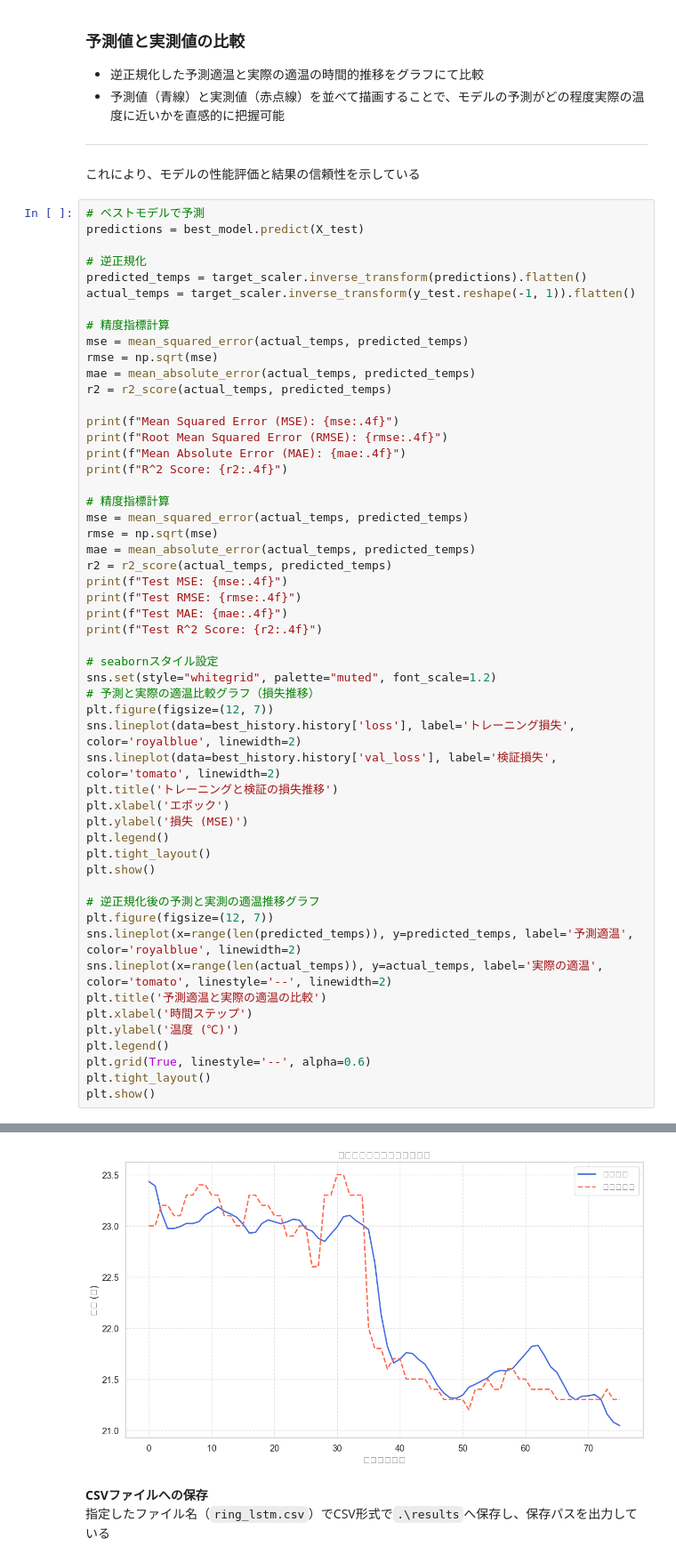
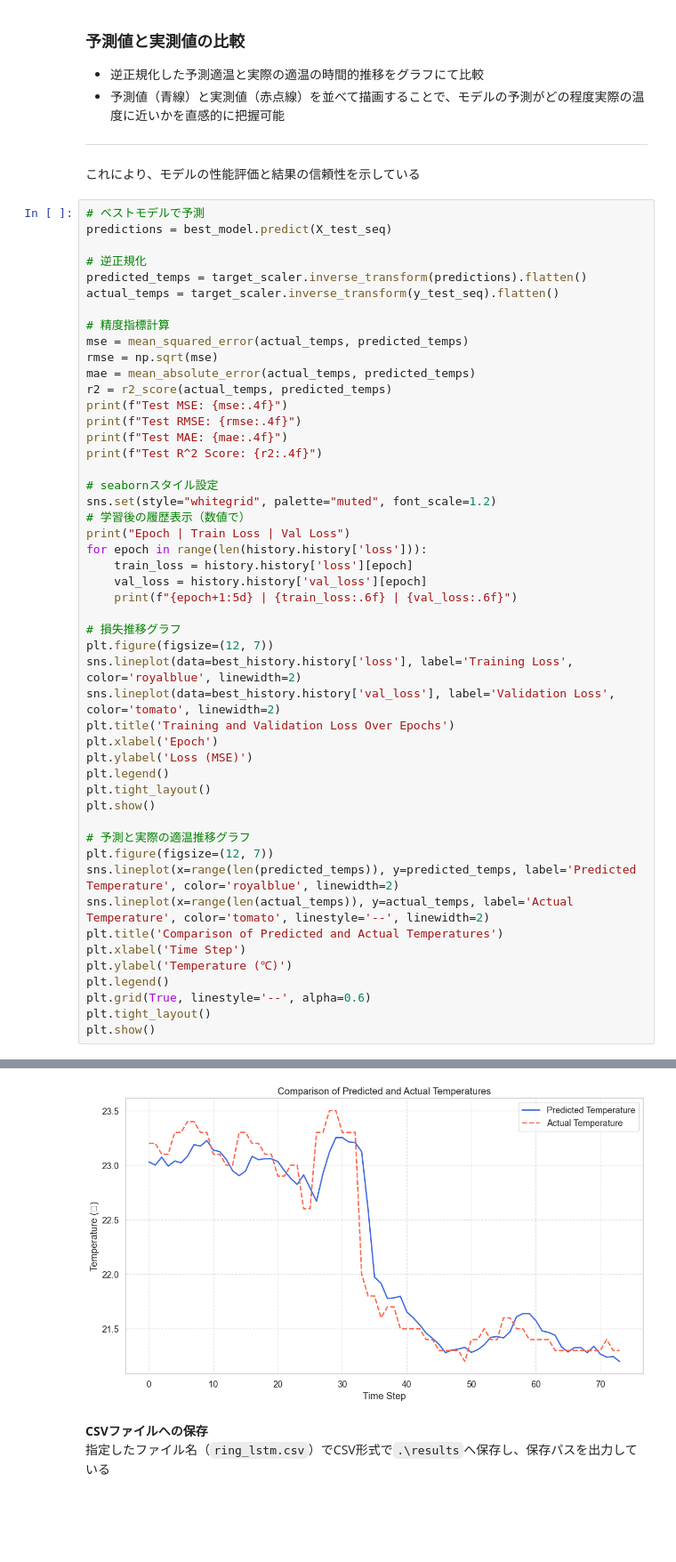
Before and after one commit to shin1300/personal-developments, a Jupyter notebook: lstm-temp-forecasting/notebook/lstm.ipynb, the cells around one changed output, grey strips where cells are left out. Shown at 89% size. Drawn from its saved outputs; the diff is of its cells as text; blank space fills up the shorter version.

```diff
--- a/lstm-temp-forecasting/notebook/lstm.ipynb
+++ b/lstm-temp-forecasting/notebook/lstm.ipynb
@@ -292,22 +342,11 @@ Best Val Loss: 0.004282915964722633
 これにより、モデルの性能評価と結果の信頼性を示している
 # %%
 # ベストモデルで予測
-predictions = best_model.predict(X_test)
+predictions = best_model.predict(X_test_seq)
 
 # 逆正規化
 predicted_temps = target_scaler.inverse_transform(predictions).flatten()
-actual_temps = target_scaler.inverse_transform(y_test.reshape(-1, 1)).flatten()
-
-# 精度指標計算
-mse = mean_squared_error(actual_temps, predicted_temps)
-rmse = np.sqrt(mse)
-mae = mean_absolute_error(actual_temps, predicted_temps)
-r2 = r2_score(actual_temps, predicted_temps)
-
-print(f"Mean Squared Error (MSE): {mse:.4f}")
-print(f"Root Mean Squared Error (RMSE): {rmse:.4f}")
-print(f"Mean Absolute Error (MAE): {mae:.4f}")
-print(f"R^2 Score: {r2:.4f}")
+actual_temps = target_scaler.inverse_transform(y_test_seq).flatten()
 
 # 精度指標計算
 mse = mean_squared_error(actual_temps, predicted_temps)
@@ -321,24 +360,31 @@ print(f"Test R^2 Score: {r2:.4f}")
 
 # seabornスタイル設定
 sns.set(style="whitegrid", palette="muted", font_scale=1.2)
-# 予測と実際の適温比較グラフ（損失推移）
+# 学習後の履歴表示（数値で）
+print("Epoch | Train Loss | Val Loss")
+for epoch in range(len(history.history['loss'])):
+    train_loss = history.history['loss'][epoch]
+    val_loss = history.history['val_loss'][epoch]
+    print(f"{epoch+1:5d} | {train_loss:.6f} | {val_loss:.6f}")
+
+# 損失推移グラフ
 plt.figure(figsize=(12, 7))
-sns.lineplot(data=best_history.history['loss'], label='トレーニング損失', color='royalblue', linewidth=2)
-sns.lineplot(data=best_history.history['val_loss'], label='検証損失', color='tomato', linewidth=2)
-plt.title('トレーニングと検証の損失推移')
-plt.xlabel('エポック')
-plt.ylabel('損失 (MSE)')
+sns.lineplot(data=best_history.history['loss'], label='Training Loss', color='royalblue', linewidth=2)
+sns.lineplot(data=best_history.history['val_loss'], label='Validation Loss', color='tomato', linewidth=2)
+plt.title('Training and Validation Loss Over Epochs')
+plt.xlabel('Epoch')
+plt.ylabel('Loss (MSE)')
 plt.legend()
 plt.tight_layout()
 plt.show()
 
-# 逆正規化後の予測と実測の適温推移グラフ
+# 予測と実際の適温推移グラフ
 plt.figure(figsize=(12, 7))
-sns.lineplot(x=range(len(predicted_temps)), y=predicted_temps, label='予測適温', color='royalblue', linewidth=2)
-sns.lineplot(x=range(len(actual_temps)), y=actual_temps, label='実際の適温', color='tomato', linestyle='--', linewidth=2)
-plt.title('予測適温と実際の適温の比較')
-plt.xlabel('時間ステップ')
-plt.ylabel('温度 (℃)')
+sns.lineplot(x=range(len(predicted_temps)), y=predicted_temps, label='Predicted Temperature', color='royalblue', linewidth=2)
+sns.lineplot(x=range(len(actual_temps)), y=actual_temps, label='Actual Temperature', color='tomato', linestyle='--', linewidth=2)
+plt.title('Comparison of Predicted and Actual Temperatures')
+plt.xlabel('Time Step')
+plt.ylabel('Temperature (℃)')
 plt.legend()
 plt.grid(True, linestyle='--', alpha=0.6)
 plt.tight_layout()
@@ -358,4 +411,4 @@ Test R^2 Score: 0.9072
-[figure, old version]
+[figure, new version]
 # %% [markdown]
 
 **CSVファイルへの保存**
```
Also changed, not shown: parts of 3 cells of this notebook, 10 other files.
